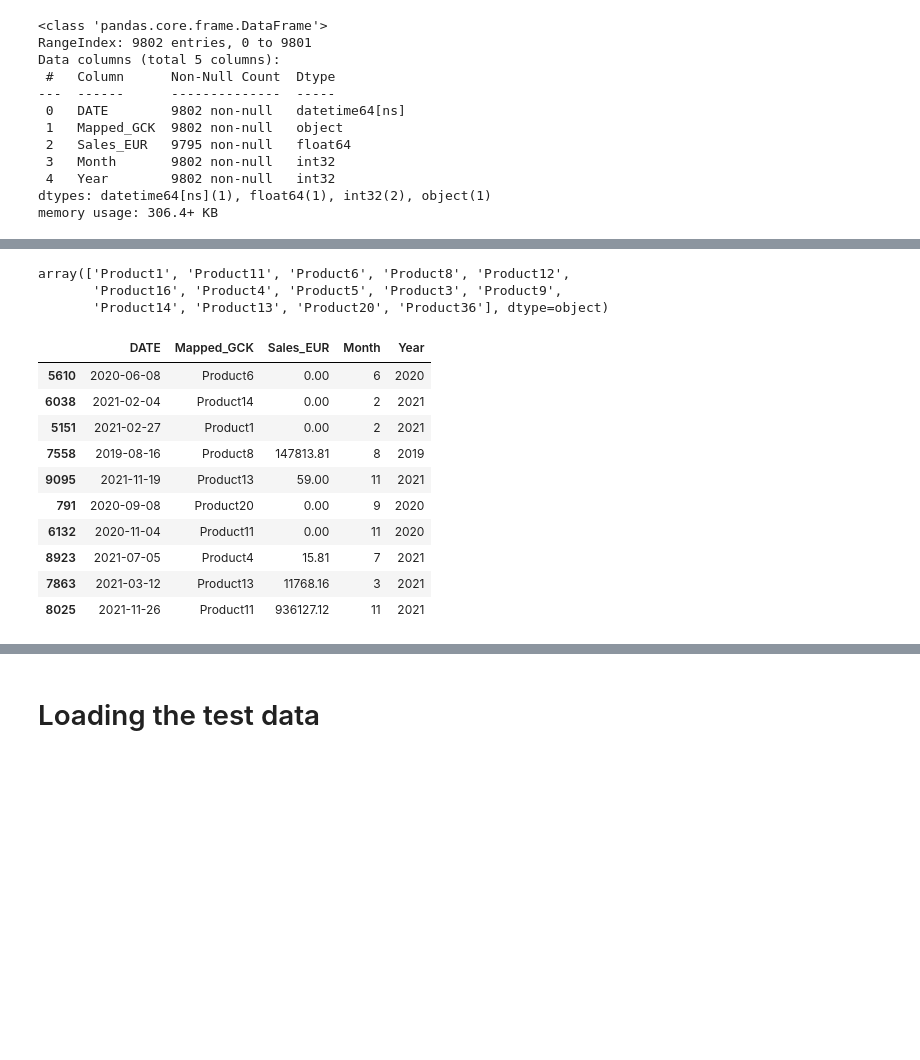
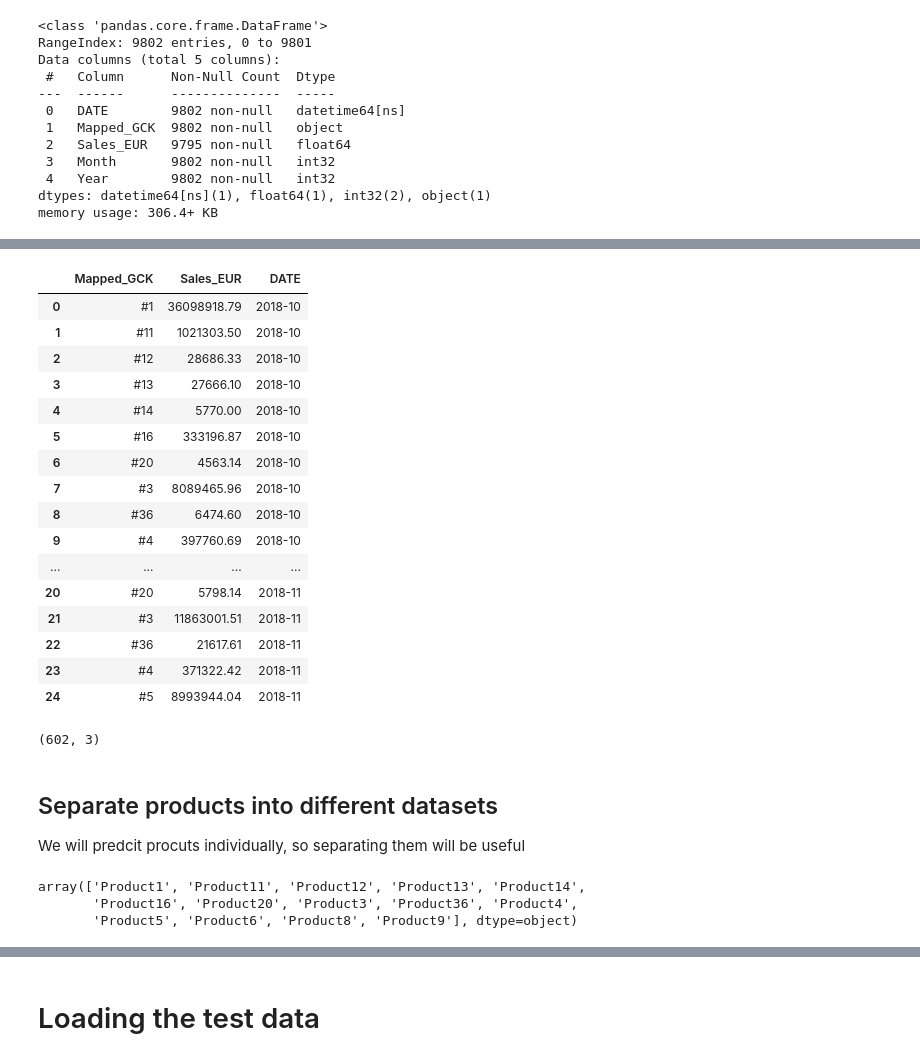
Before and after one commit to RubenCMarques/Case-2--Siemens-Sales-Forecast, a Jupyter notebook: Notebooks/Diogo_workspace.ipynb, the cells around one changed output, grey strips where cells are left out. Cells and saved outputs as stored; diff of their text form; code cells hidden in the pictures; blank space fills up the shorter version.

```diff
--- a/Notebooks/Diogo_workspace.ipynb
+++ b/Notebooks/Diogo_workspace.ipynb
@@ -797,2 +819,37 @@ TypeError: datetime64 type does not support sum operations
+# %%
+# Create a 'Year_Month' column
+monthly_sales_data['DATE'] = monthly_sales_data['Year'].astype(str) + '-' + monthly_sales_data['Month'].astype(str).str.zfill(2)
+
+# Drop the separate Year and Month columns if no longer needed
+monthly_sales_data.drop(columns=['Year', 'Month'], inplace=True)
+# %%
+# Display the first few rows to check the transformation
+monthly_sales_data.head(25)
+# %% [output]
+|  | Mapped_GCK | Sales_EUR | DATE |
+| 0 | #1 | 36098918.79 | 2018-10 |
+| 1 | #11 | 1021303.50 | 2018-10 |
+| 2 | #12 | 28686.33 | 2018-10 |
+| 3 | #13 | 27666.10 | 2018-10 |
+| 4 | #14 | 5770.00 | 2018-10 |
+| 5 | #16 | 333196.87 | 2018-10 |
+| 6 | #20 | 4563.14 | 2018-10 |
+| 7 | #3 | 8089465.96 | 2018-10 |
+| 8 | #36 | 6474.60 | 2018-10 |
+| 9 | #4 | 397760.69 | 2018-10 |
+| ... | ... | ... | ... |
+| 20 | #20 | 5798.14 | 2018-11 |
+| 21 | #3 | 11863001.51 | 2018-11 |
+| 22 | #36 | 21617.61 | 2018-11 |
+| 23 | #4 | 371322.42 | 2018-11 |
+| 24 | #5 | 8993944.04 | 2018-11 |
+# %%
+monthly_sales_data.shape
+# %% [output]
+(602, 3)
+# %% [markdown]
+## Separate products into different datasets
+
+We will predcit procuts individually, so separating them will be useful
 # %%
 # replace the "#" with "Product" in the product names
@@ -800,10 +857,10 @@ sales_data['Mapped_GCK'] = sales_data['Mapped_GCK'].str.replace('#', 'Product')
 # %%
 # Get the unique products
-unique_products = sales_data['Mapped_GCK' ].unique()
+unique_products = monthly_sales_data['Mapped_GCK' ].unique()
 unique_products
 # %% [output]
-array(['Product1', 'Product11', 'Product6', 'Product8', 'Product12',
-       'Product16', 'Product4', 'Product5', 'Product3', 'Product9',
-       'Product14', 'Product13', 'Product20', 'Product36'], dtype=object)
+array(['Product1', 'Product11', 'Product12', 'Product13', 'Product14',
+       'Product16', 'Product20', 'Product3', 'Product36', 'Product4',
+       'Product5', 'Product6', 'Product8', 'Product9'], dtype=object)
 # %%
 # Create a dictionary to store the DataFrames
@@ -812,17 +869,3 @@ product_dataframes = {product: sales_data[sales_data['Mapped_GCK'] == product] f
 # Loop through each product and assign it to a dynamically named variable
 for i, product in enumerate(product_dataframes.keys(), start=1):
     globals()[f"product{i}"] = product_dataframes[product]
-# %%
-sales_data.sample(10)
-# %% [output]
-|  | DATE | Mapped_GCK | Sales_EUR | Month | Year |
-| 5610 | 2020-06-08 | Product6 | 0.00 | 6 | 2020 |
-| 6038 | 2021-02-04 | Product14 | 0.00 | 2 | 2021 |
-| 5151 | 2021-02-27 | Product1 | 0.00 | 2 | 2021 |
-| 7558 | 2019-08-16 | Product8 | 147813.81 | 8 | 2019 |
-| 9095 | 2021-11-19 | Product13 | 59.00 | 11 | 2021 |
-| 791 | 2020-09-08 | Product20 | 0.00 | 9 | 2020 |
-| 6132 | 2020-11-04 | Product11 | 0.00 | 11 | 2020 |
-| 8923 | 2021-07-05 | Product4 | 15.81 | 7 | 2021 |
-| 7863 | 2021-03-12 | Product13 | 11768.16 | 3 | 2021 |
-| 8025 | 2021-11-26 | Product11 | 936127.12 | 11 | 2021 |
```
Also changed, not shown: parts of 10 cells of this notebook.
